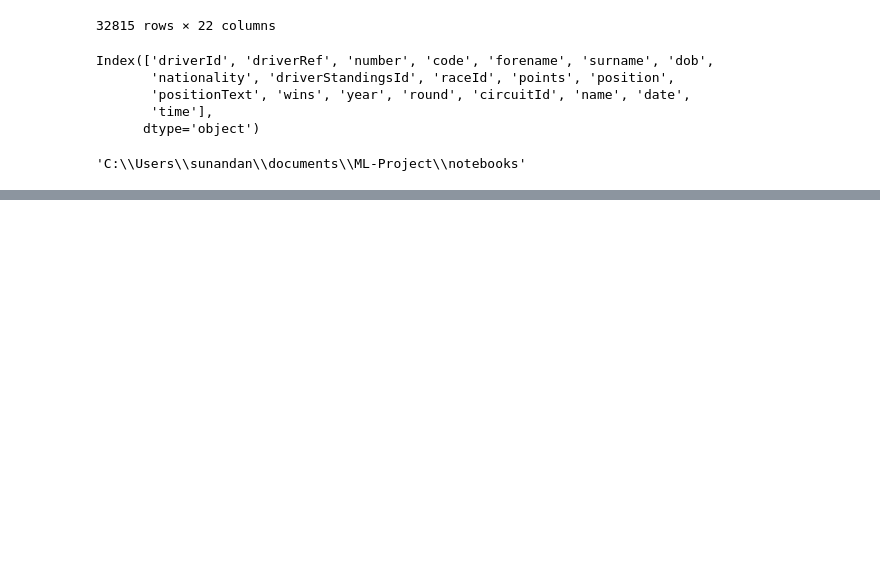
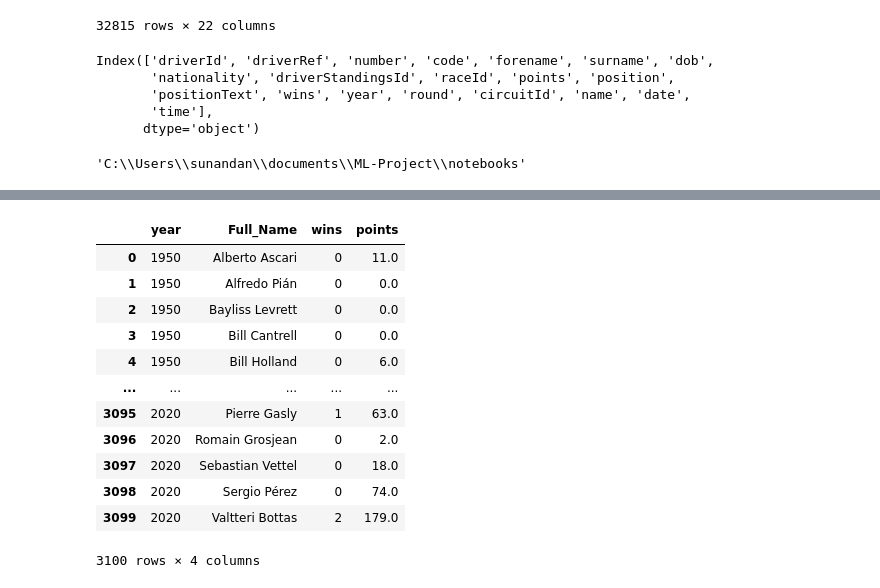
Before and after one commit to Vincent-glitch/ML-Project, a Jupyter notebook: notebooks/Formula.ipynb, the cells around one changed output, grey strips where cells are left out. Cells and saved outputs as stored; diff of their text form; code cells hidden in the pictures; blank space fills up the shorter version.

```diff
--- a/notebooks/Formula.ipynb
+++ b/notebooks/Formula.ipynb
@@ -209,5 +190,5 @@ Drivers_Race_Data
 # %%
 Drivers_Race_Data.to_csv("../data/Modified/Driver_Race_Data.csv",index=False,header=True)
 # %%
-# Drivers_Race_Data['lewis','points']
-Drivers_Race_Data = Drivers_Race_Data.loc[Drivers_Race_Data['forename']=='Lewis']
+# # Drivers_Race_Data['lewis','points']
+# Drivers_Race_Data = Drivers_Race_Data.loc[Drivers_Race_Data['forename']=='Lewis']
@@ -233,0 +195,3 @@ Drivers_Race_Data.loc[Drivers_Race_Data['year']==2020]
+# %%
+Drivers_Race_New = Drivers_Race_Data[['forename','surname','wins','points','year']]
+Drivers_Race_New['Full_Name'] = Drivers_Race_New['forename'].str.cat(Drivers_Race_New['surname'],sep=" ")
@@ -233,0 +203,2 @@ Drivers_Race_Data.loc[Drivers_Race_Data['year']==2020]
+# %%
+Drivers_Race_New.drop(columns=['forename','surname'],inplace=True)
@@ -233,0 +228,20 @@ Drivers_Race_Data.loc[Drivers_Race_Data['year']==2020]
+# %%
+
+# Drivers_Race_New.groupby(['forename','surname','year']).max().to_frame(name = 'count').reset_index()
+
+grouped_df = Drivers_Race_New.groupby( ['year','Full_Name'] ).max().reset_index()
+grouped_df
+# %% [output]
+|  | year | Full_Name | wins | points |
+| 0 | 1950 | Alberto Ascari | 0 | 11.0 |
+| 1 | 1950 | Alfredo Pián | 0 | 0.0 |
+| 2 | 1950 | Bayliss Levrett | 0 | 0.0 |
+| 3 | 1950 | Bill Cantrell | 0 | 0.0 |
+| 4 | 1950 | Bill Holland | 0 | 6.0 |
+| ... | ... | ... | ... | ... |
+| 3095 | 2020 | Pierre Gasly | 1 | 63.0 |
+| 3096 | 2020 | Romain Grosjean | 0 | 2.0 |
+| 3097 | 2020 | Sebastian Vettel | 0 | 18.0 |
+| 3098 | 2020 | Sergio Pérez | 0 | 74.0 |
+| 3099 | 2020 | Valtteri Bottas | 2 | 179.0 |
+3100 rows × 4 columns
```
Also changed, not shown: parts of 23 cells of this notebook, 2 other files.
